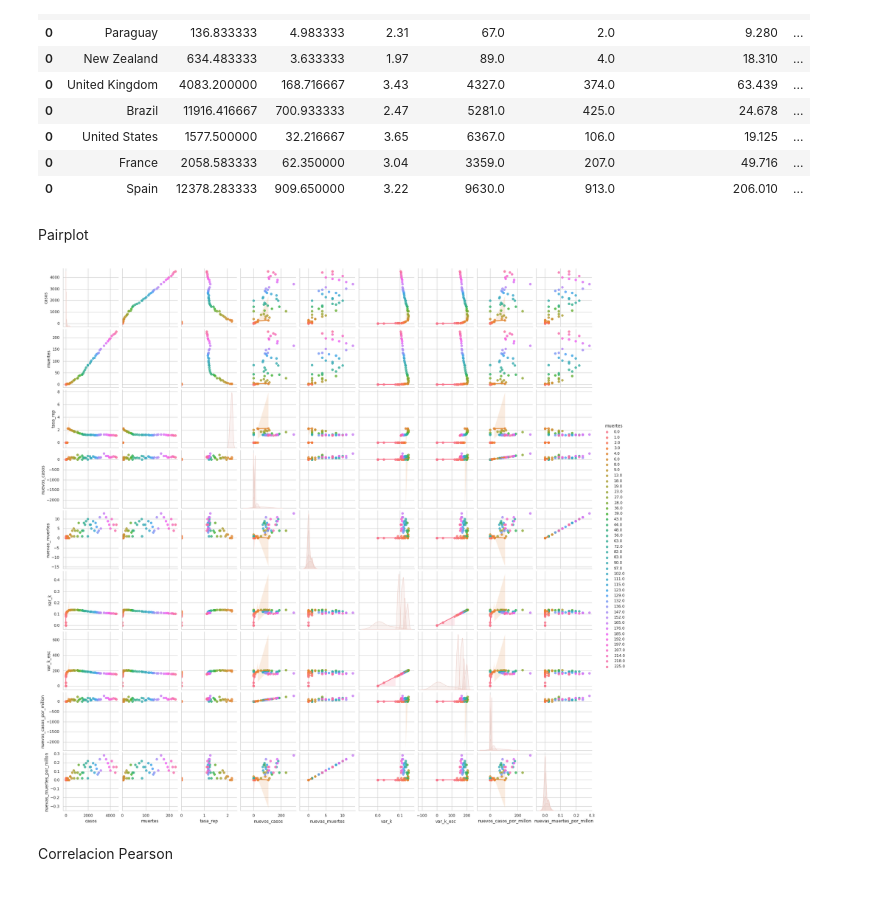
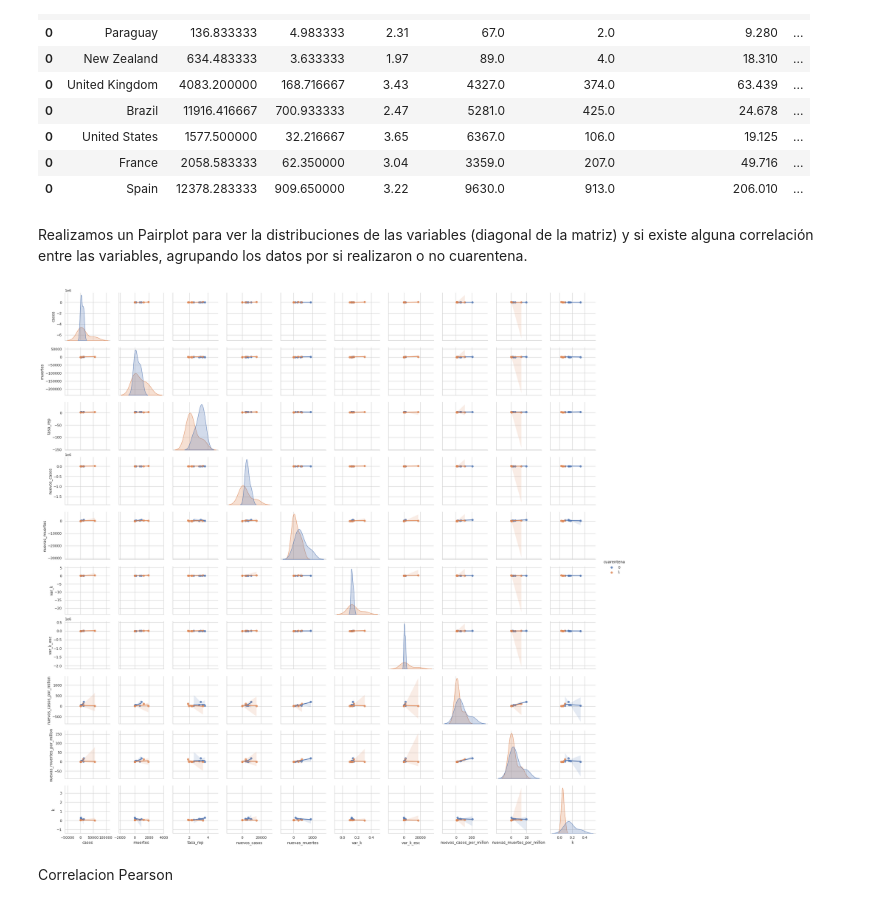
Before and after one commit to gonzalogperez/informe_pandemico, a Jupyter notebook: GonzaloGPerezProyecto_4.ipynb, the cells around one changed output. Saved outputs shown, nothing was run; the diff lists cells and outputs as text; code cells hidden in the pictures.

Commit message:
actualización indice

```diff
--- a/GonzaloGPerezProyecto_4.ipynb
+++ b/GonzaloGPerezProyecto_4.ipynb
@@ -2006,19 +1993,3 @@ Funcion, ver si dejar o no, no tiene mucho sentido. Vamos analizar casos por sep
 paises=datos2['location'] #cargo el vector de paises
 confirmados=datos2['total_cases'] #carga vector todos los casos confirmados
 population=datos2['population'] #carga vector todos los casos confirmados
-# %%
-ind_xpais=np.where(paises=='Argentina')
-ind_xpais=ind_xpais[0]
-casos_xpais=confirmados[ind_xpais]
-    #Transformamos a lista
-lst = list(casos_xpais)
-    # Buscamos el primer valor no nulo, sería el primer día con casos
-    ##from numpy import nan
-    #casos_arg[np.isfinite(casos_arg)][0]
-primer_caso=lst[lst.index(next(filter(lambda x: not np.isnan(x), lst)))]
-    # Buscamos el indice del primer elemento no nulo
-ind_x = lst.index(next(filter(lambda x: not np.isnan(x), lst)))
-print(ind_x)
-    # primer caso de covid en Argentina
-dia_start = datos2.date.loc[ind_x]
-print("En {} el/los primer/primeros {} casos fue el día {} indice {}".format(x_pais,primer_caso, dia_start, ind_x))
@@ -2500,6 +2444,11 @@ def analizar_pais_df(x_pais,xmin,xmax,ymin,ymax,medida1,medida2):
     nuevos_casos_xpais_por_millon=nuevos_casos_por_millon[ind_xpais][ind_inicio:ind_final].fillna(method="ffill")
     lst_nuevos_casos_por_millon = list(nuevos_casos_xpais_por_millon)
 
+    ## factor K
+    popt, pcov = curve_fit(exponencial, dias_principio, list_casos_principio)
+    #Guardamos el valor de k y t0 en la lista:
+    #lista_k.append(popt[0])
+
     #### variabilidad de k
     casos_max = int(casos_xpais[ind_inicio:ind_final].mean())
     #print("Cantidad casos max {}".format(casos_max) )
@@ -2557,6 +2506,7 @@ def analizar_pais_df(x_pais,xmin,xmax,ymin,ymax,medida1,medida2):
                                         'nuevas_muertes': statistics.mean(lst_nuevas_muertes),
                                         'nuevos_casos_por_millon': statistics.mean(lst_nuevos_casos_por_millon),
                                         'nuevas_muertes_por_millon': statistics.mean(lst_nuevas_muertes_por_millon),
+                                        'k': popt[0],
                                         'var_k': statistics.mean(list_variabilidad_k),
                                         'var_k_esc': statistics.mean(variabilidad_k_escalado),
 
@@ -2570,6 +2520,7 @@ def analizar_pais_df(x_pais,xmin,xmax,ymin,ymax,medida1,medida2):
                                         'nuevas_muertes': max(lst_nuevas_muertes),
                                         'nuevos_casos_por_millon': max(lst_nuevos_casos_por_millon),
                                         'nuevas_muertes_por_millon': max(lst_nuevas_muertes_por_millon),
+                                        'k': popt[0],
                                         'var_k': max(list_variabilidad_k),
                                         'var_k_esc': max(variabilidad_k_escalado),
 
@@ -2583,6 +2534,7 @@ def analizar_pais_df(x_pais,xmin,xmax,ymin,ymax,medida1,medida2):
                                         'nuevas_muertes': lst_nuevas_muertes,
                                         'nuevos_casos_por_millon': lst_nuevos_casos_por_millon,
                                         'nuevas_muertes_por_millon': lst_nuevas_muertes_por_millon,
+                                        'k': popt[0],
                                         'var_k': list_variabilidad_k,
                                         'var_k_esc': variabilidad_k_escalado
                                  })
@@ -2599,9 +2549,9 @@ def analizar_pais_df(x_pais,xmin,xmax,ymin,ymax,medida1,medida2):
 df_out_indicadores_sin_cuarentena = pd.DataFrame()
 
 for x_pais in tqdm(list_pais_sin_cuarentena):
-    print(x_pais)
+    #print(x_pais)
     df_analizar_pais,df_analizar_pais_mean,df_analizar_pais_max = analizar_pais_df(x_pais,0,110,0,30,17,25)
     df_out_indicadores_sin_cuarentena = df_out_indicadores_sin_cuarentena.append(df_analizar_pais_max)
-    df_out_indicadores_sin_cuarentena['cuarentena'] = '0'
+    df_out_indicadores_sin_cuarentena['cuarentena'] = int(0)
 df_out_indicadores_sin_cuarentena
 # %% [output]
@@ -2620,9 +2567,9 @@ Spain
 df_out_indicadores_con_cuarentena = pd.DataFrame()
 
 for x_pais in tqdm(list_pais_con_cuarentena):
-    print(x_pais)
+    #print(x_pais)
     df_analizar_pais,df_analizar_pais_mean,df_analizar_pais_max = analizar_pais_df(x_pais,0,110,0,30,17,25)
     df_out_indicadores_con_cuarentena = df_out_indicadores_con_cuarentena.append(df_analizar_pais_max)
-    df_out_indicadores_con_cuarentena['cuarentena'] = '1'
+    df_out_indicadores_con_cuarentena['cuarentena'] = int(1)
 df_out_indicadores_con_cuarentena
 # %% [output]
@@ -2662,2 +2598,0 @@ df_out_indicadores
-# %% [markdown]
-Pairplot
@@ -2664,11 +2601,13 @@ Pairplot
+# %% [markdown]
+Realizamos un Pairplot para ver la distribuciones de las variables (diagonal de la matriz) y si existe alguna correlación entre las variables, agrupando los datos por si realizaron o no cuarentena.
 # %%
 sns.set(style="whitegrid", font_scale=1.0)
 #sns.set()
-sns.pairplot(df_analizar_pais,vars=['casos','muertes','tasa_rep','nuevos_casos','nuevas_muertes','var_k','var_k_esc','nuevos_casos_por_millon','nuevas_muertes_por_millon'],hue = 'muertes',kind = "reg")
+sns.pairplot(df_out_indicadores,vars=['casos','muertes','tasa_rep','nuevos_casos','nuevas_muertes','var_k','var_k_esc','nuevos_casos_por_millon','nuevas_muertes_por_millon','k'],hue = 'cuarentena',kind = "reg")
 #sns.pairplot(df4_filtrado, vars=["rooms", "bedrooms","bathrooms","surface_total","surface_covered","price"],hue = 'property_type')
 plt.show()
 # %% [output]
-[figure, old version]
+[figure, new version]
 # %% [markdown]
 Correlacion Pearson
 # %%
```
Also changed, not shown: parts of 87 cells of this notebook, 1 other file.
